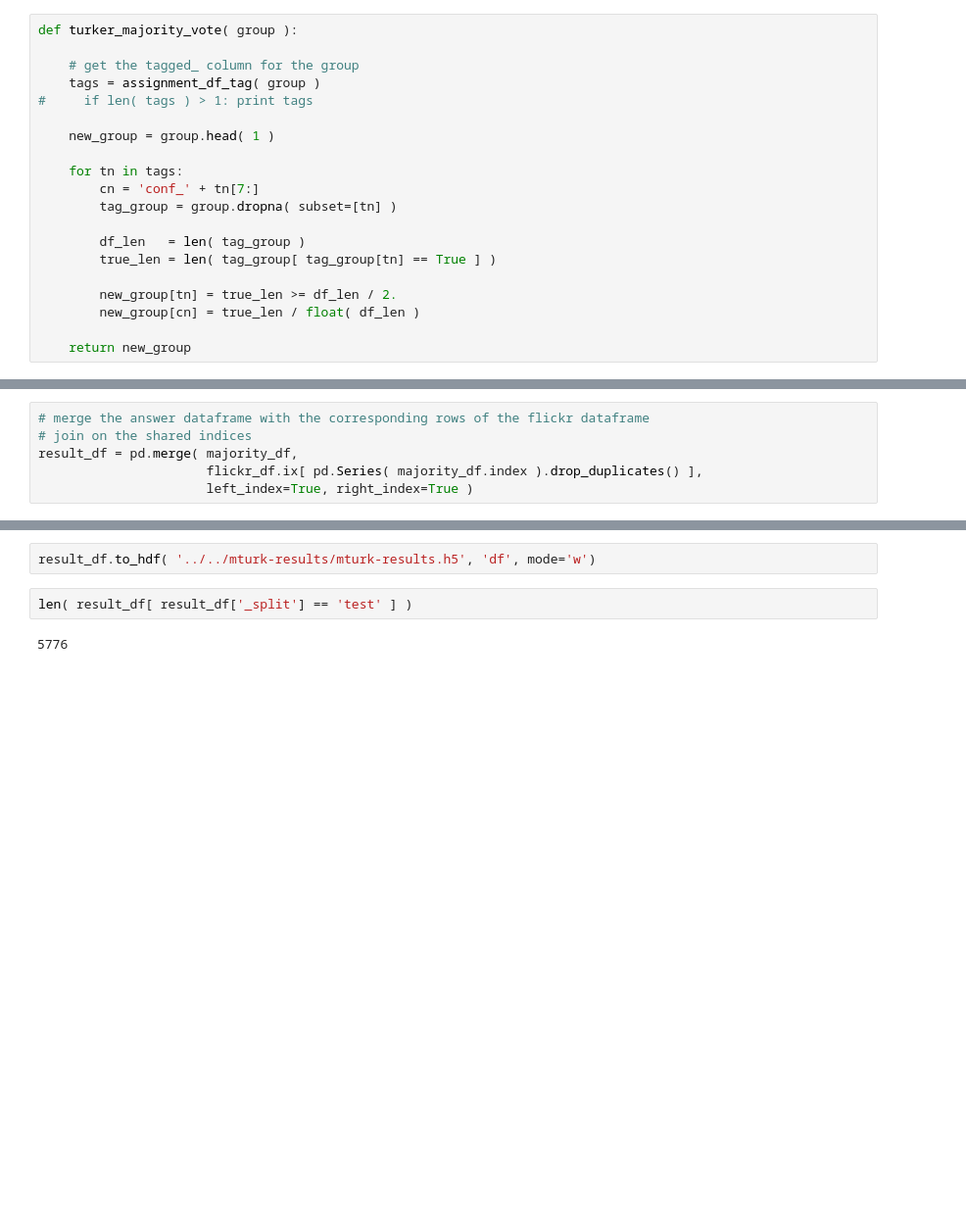
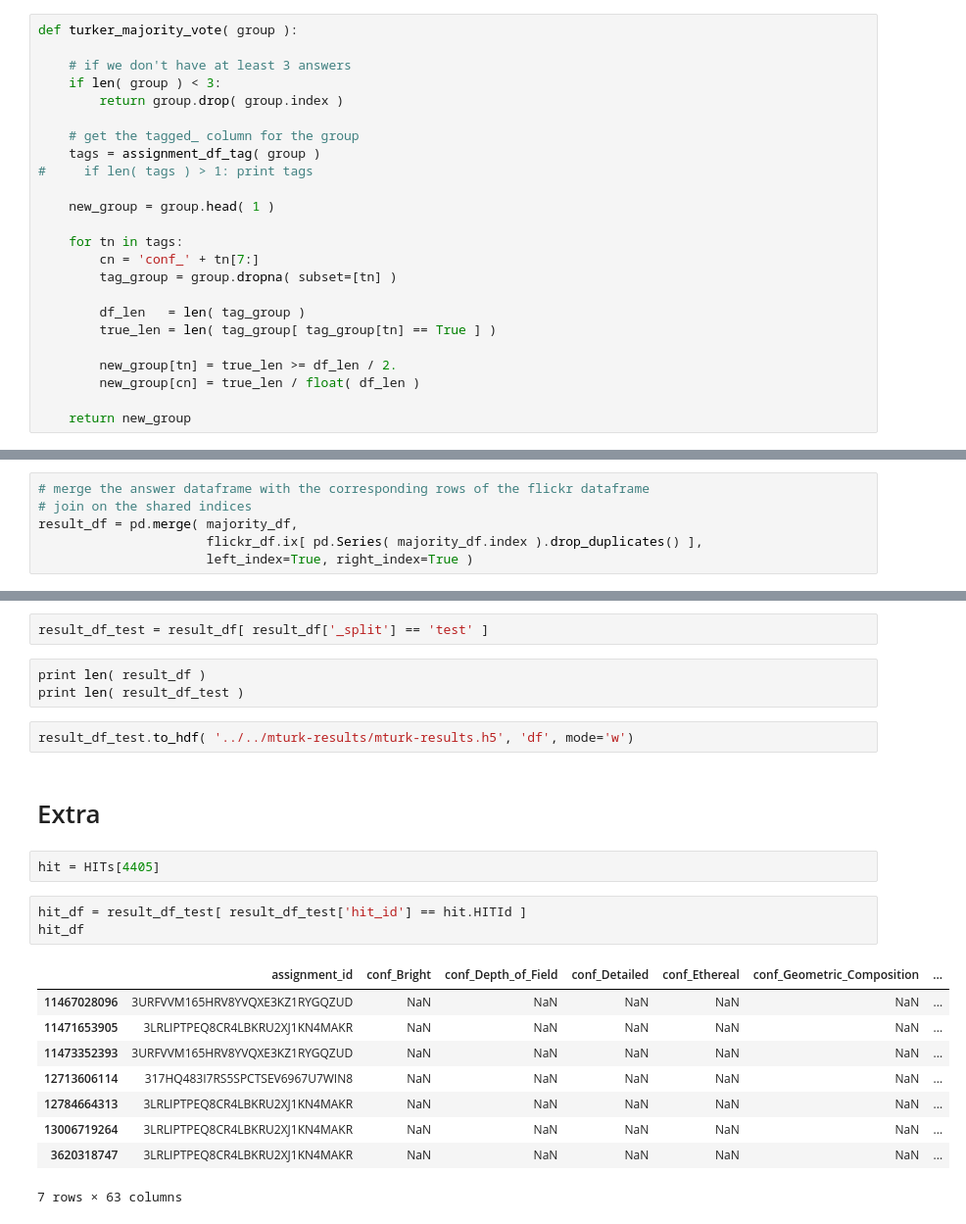
Before and after one commit to matttrent/vislab, a Jupyter notebook: notebooks/mturk_get_results.ipynb, the cells around one changed output, grey strips where cells are left out. Shown: that part at 98% size. Saved outputs shown, nothing was run; the diff lists cells and outputs as text; blank space fills up the shorter version.

```diff
--- a/notebooks/mturk_get_results.ipynb
+++ b/notebooks/mturk_get_results.ipynb
@@ -496,5 +461,9 @@ assignment_df_tag( test_df )
 # %%
 def turker_majority_vote( group ):
+
+    # if we don't have at least 3 answers
+    if len( group ) < 3:
+        return group.drop( group.index )
 
     # get the tagged_ column for the group
     tags = assignment_df_tag( group )
@@ -589,6 +513,24 @@ result_df.head()
+# %%
+result_df_test = result_df[ result_df['_split'] == 'test' ]
+# %%
+print len( result_df )
+print len( result_df_test )
 # %%
-result_df.to_hdf( '../../mturk-results/mturk-results.h5', 'df', mode='w')
+result_df_test.to_hdf( '../../mturk-results/mturk-results.h5', 'df', mode='w')
-# %%
-len( result_df[ result_df['_split'] == 'test' ] )
-# %% [output]
-5776
+# %% [markdown]
+# Extra
+# %%
+hit = HITs[4405]
+# %%
+hit_df = result_df_test[ result_df_test['hit_id'] == hit.HITId ]
+hit_df
+# %% [output]
+|  | assignment_id | conf_Bright | conf_Depth_of_Field | conf_Detailed | conf_Ethereal | conf_Geometric_Composition | ... |
+| 11467028096 | 3URFVVM165HRV8YVQXE3KZ1RYGQZUD | NaN | NaN | NaN | NaN | NaN | ... |
+| 11471653905 | 3LRLIPTPEQ8CR4LBKRU2XJ1KN4MAKR | NaN | NaN | NaN | NaN | NaN | ... |
+| 11473352393 | 3URFVVM165HRV8YVQXE3KZ1RYGQZUD | NaN | NaN | NaN | NaN | NaN | ... |
+| 12713606114 | 317HQ483I7RS5SPCTSEV6967U7WIN8 | NaN | NaN | NaN | NaN | NaN | ... |
+| 12784664313 | 3LRLIPTPEQ8CR4LBKRU2XJ1KN4MAKR | NaN | NaN | NaN | NaN | NaN | ... |
+| 13006719264 | 3LRLIPTPEQ8CR4LBKRU2XJ1KN4MAKR | NaN | NaN | NaN | NaN | NaN | ... |
+| 3620318747 | 3LRLIPTPEQ8CR4LBKRU2XJ1KN4MAKR | NaN | NaN | NaN | NaN | NaN | ... |
+7 rows × 63 columns
```
Also changed, not shown: parts of 49 cells of this notebook, 2 other files.
